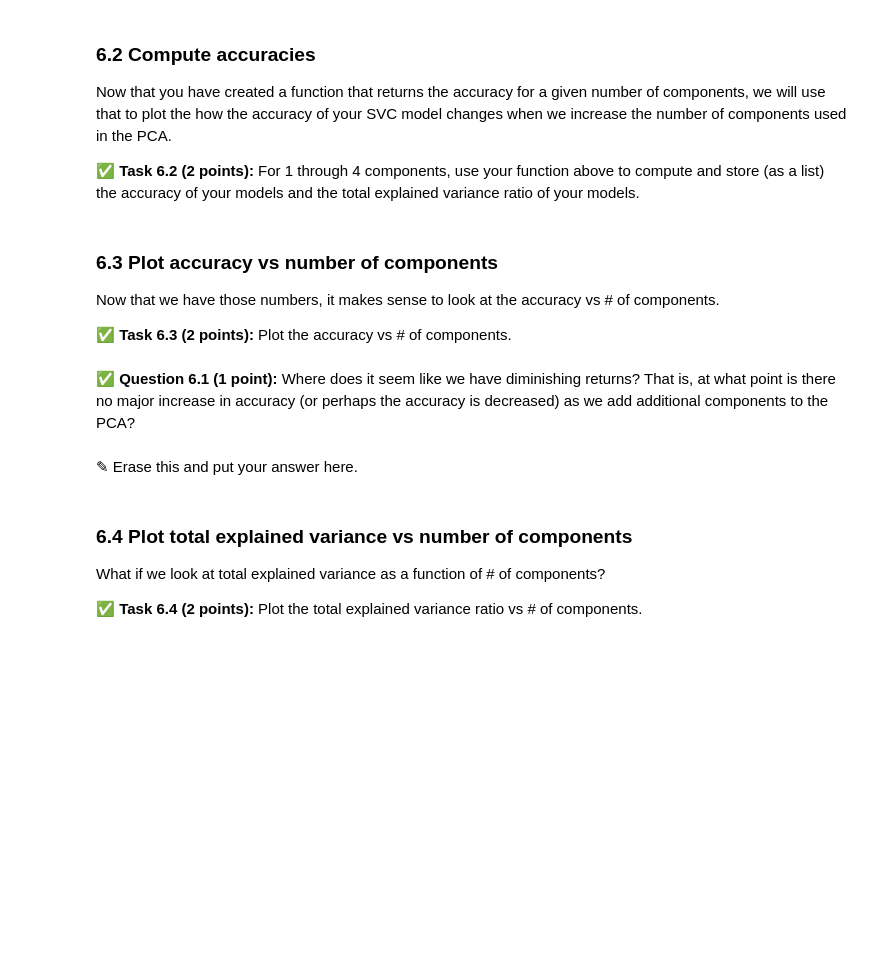
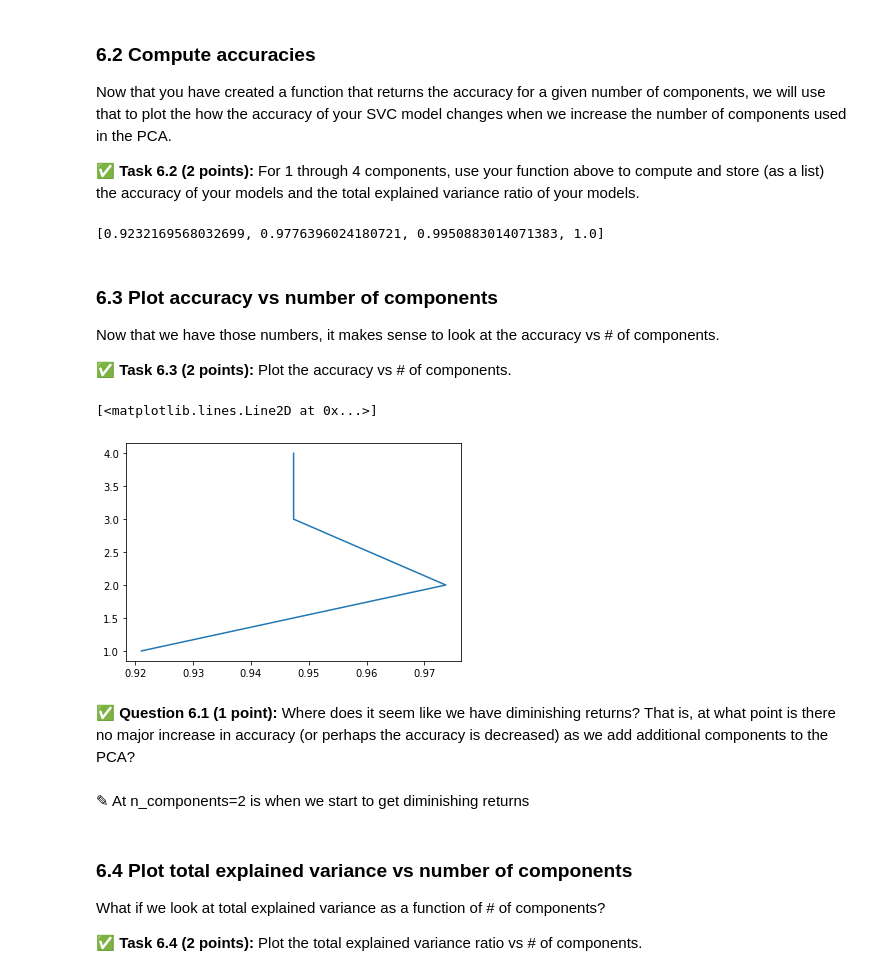
Before and after one commit to KrauseFo/cmse202-s21-turnin, a Jupyter notebook: hw-05/HW-05_SVMandPCA-STUDENT.ipynb, the cells around one changed output. Saved outputs shown, nothing was run; the diff lists cells and outputs as text; code cells hidden in the pictures; blank space fills up the shorter version.

```diff
--- a/hw-05/HW-05_SVMandPCA-STUDENT.ipynb
+++ b/hw-05/HW-05_SVMandPCA-STUDENT.ipynb
@@ -362,0 +397,12 @@ What if we increase the number of principle components to **2**? What happens no
+# %%
+# Put your code here
+n_components = 2
+pca = PCA(n_components=n_components)
+pca.fit(train_vectors)
+pca_train_vectors = pca.transform(train_vectors)
+pca_test_vectors = pca.transform(test_vectors)
+
+print("Training set changed from a size of: ", train_vectors.shape, ' to: ', pca_train_vectors.shape)
+print("Testing set changed from a size of: ", test_vectors.shape, ' to: ', pca_test_vectors.shape)
+print(pca.explained_variance_ratio_)
+print(pca.explained_variance_ratio_[0] + pca.explained_variance_ratio_[1])
@@ -394,3 +443,23 @@ and it will return the accuracy score for an SVC model fit to pca transformed fe
+# %%
+# Put your code here
+def Fosters_PCA_SVC(n_components,train_vectors,test_vectors,train_labels,test_labels):
+    pca = PCA(n_components=n_components)
+    pca.fit(train_vectors)
+    pca_train_vectors = pca.transform(train_vectors)
+    pca_test_vectors = pca.transform(test_vectors)
+    model = svm.SVC(C = 10,gamma=1e-06, kernel = 'linear')
+    model.fit(pca_train_vectors,train_labels)
+    matrix = confusion_matrix(test_labels,model.predict(pca_test_vectors))
+    denom = 0
+    for i in range(len(matrix[0])):
+        for j in range(len(matrix[0])):
+            denom += matrix[i][j]
+
+    accuracy = (matrix[0][0]+matrix[1][1]+matrix[2][2])/denom
+    ratio = 0
+    for i in range(len(pca.explained_variance_ratio_)):
+        ratio += pca.explained_variance_ratio_[i]
+    return accuracy, ratio
 # %% [markdown]
 ### 6.2 Compute accuracies
 
@@ -402,3 +469,17 @@ Now that you have created a function that returns the accuracy for a given numbe
+# %%
+# Put your code here
+accuracy = []
+variance = []
+components = []
+for i in range(4):
+    acc, var = Fosters_PCA_SVC(i+1,train_vectors,test_vectors,train_labels,test_labels)
+    accuracy.append(acc)
+    variance.append(var)
+    components.append(i+1)
+
+variance
+# %% [output]
+[0.9232169568032699, 0.9776396024180721, 0.9950883014071383, 1.0]
 # %% [markdown]
 ### 6.3 Plot accuracy vs number of components
 
@@ -407,10 +488,14 @@ Now that we have those numbers, it makes sense to look at the accuracy vs # of c
 **&#9989; Task 6.3 (2 points):** Plot the accuracy vs # of components.
 # %%
 ## your code here
+plt.plot(accuracy,components)
+# %% [output]
+[<matplotlib.lines.Line2D at 0x...>]
+[figure, added]
 # %% [markdown]
 **&#9989; Question 6.1 (1 point):** Where does it seem like we have diminishing returns? That is, at what point is there no major increase in accuracy (or perhaps the accuracy is decreased) as we add additional components to the PCA?
-# %% [markdown]
-<font size=+3>&#9998;</font> Erase this and put your answer here.
+# %% [markdown]
+<font size=+3>&#9998;</font> At n_components=2 is when we start to get diminishing returns
 # %% [markdown]
 ### 6.4 Plot total explained variance vs number of components
 
```
Also changed, not shown: parts of 21 cells of this notebook.
